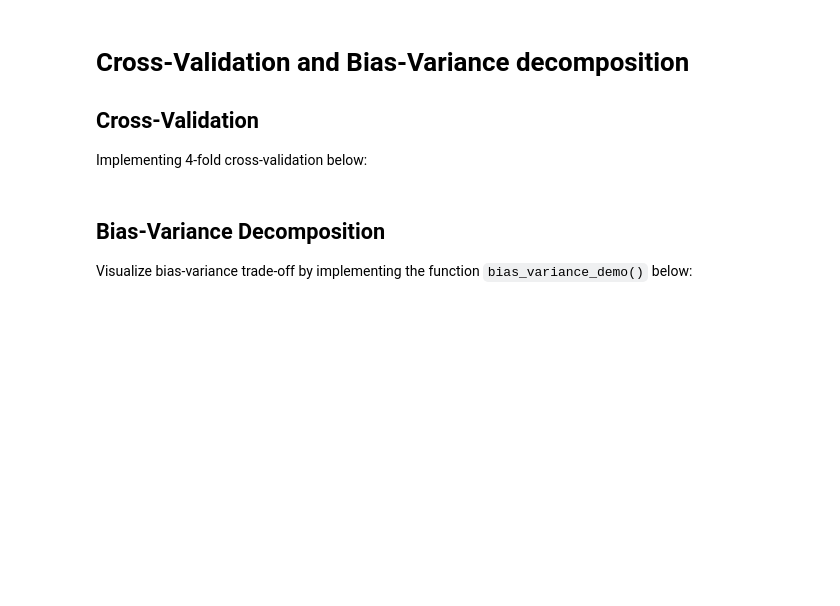
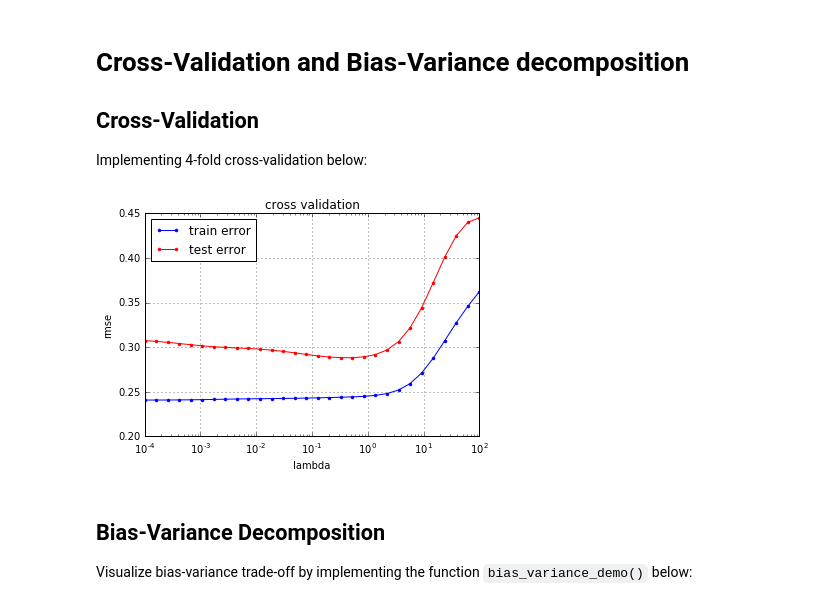
Before and after one commit to ex0ns/ML_course, a Jupyter notebook: labs/ex04/template/ex04.ipynb, the cells around one changed output. Cells and saved outputs as stored; diff of their text form; code cells hidden in the pictures; blank space fills up the shorter version.

```diff
--- a/labs/ex04/template/ex04.ipynb
+++ b/labs/ex04/template/ex04.ipynb
@@ -55,23 +27,58 @@ def cross_validation(y, x, k_indices, k, lambda_, degree):
+# %%
+from costs import compute_mse
+from ridge_regression import ridge_regression
+from build_polynomial import build_poly
+
+def cross_validation(y, x, k_indices, k, lambda_, degree):
+    """return the loss of ridge regression."""
+
+    x_test = x[k_indices[k]]
+    y_test = y[k_indices[k]]
+    x_train = np.delete(x, k_indices[k])
+    y_train = np.delete(y, k_indices[k])
+
+    assert(len(x_test) == int(len(x)/len(k_indices)))
+
+    x_test = build_poly(x_test, degree)
+    x_train = build_poly(x_train, degree)
+
+
+    weights = ridge_regression(y_train, x_train, lambda_)
+
+    loss_tr = compute_mse(y_train, x_train, weights)
+    loss_te = compute_mse(y_test, x_test, weights)
+    return loss_tr, loss_te
 # %%
 from plots import cross_validation_visualization
 
 def cross_validation_demo():
     seed = 1
     degree = 7
     k_fold = 4
     lambdas = np.logspace(-4, 2, 30)
     # split data in k fold
     k_indices = build_k_indices(y, k_fold, seed)
     # define lists to store the loss of training data and test data
     rmse_tr = []
     rmse_te = []
-    # ***************************************************
-    # INSERT YOUR CODE HERE
-    # cross validation: TODO
-    # ***************************************************
+
+    for lam in lambdas:
+        tmp_tr_loss = 0
+        tmp_te_loss = 0
+        for k in range(k_fold):
+            tr_loss, te_loss = cross_validation(y, x, k_indices, k, lam, degree)
+            tmp_tr_loss += tr_loss
+            tmp_te_loss += te_loss
+        rmse_tr.append(np.sqrt(2*(tmp_tr_loss/k_fold)))
+        rmse_te.append(np.sqrt(2*(tmp_te_loss/k_fold)))
+
+
+    assert(len(rmse_tr) == len(rmse_te))
     cross_validation_visualization(lambdas, rmse_tr, rmse_te)
 
 cross_validation_demo()
+# %% [output]
+[figure, added]
 # %% [markdown]
 ## Bias-Variance Decomposition
 Visualize bias-variance trade-off by implementing the function `bias_variance_demo()` below:
```
Also changed, not shown: parts of 2 cells of this notebook, 9 other files.
